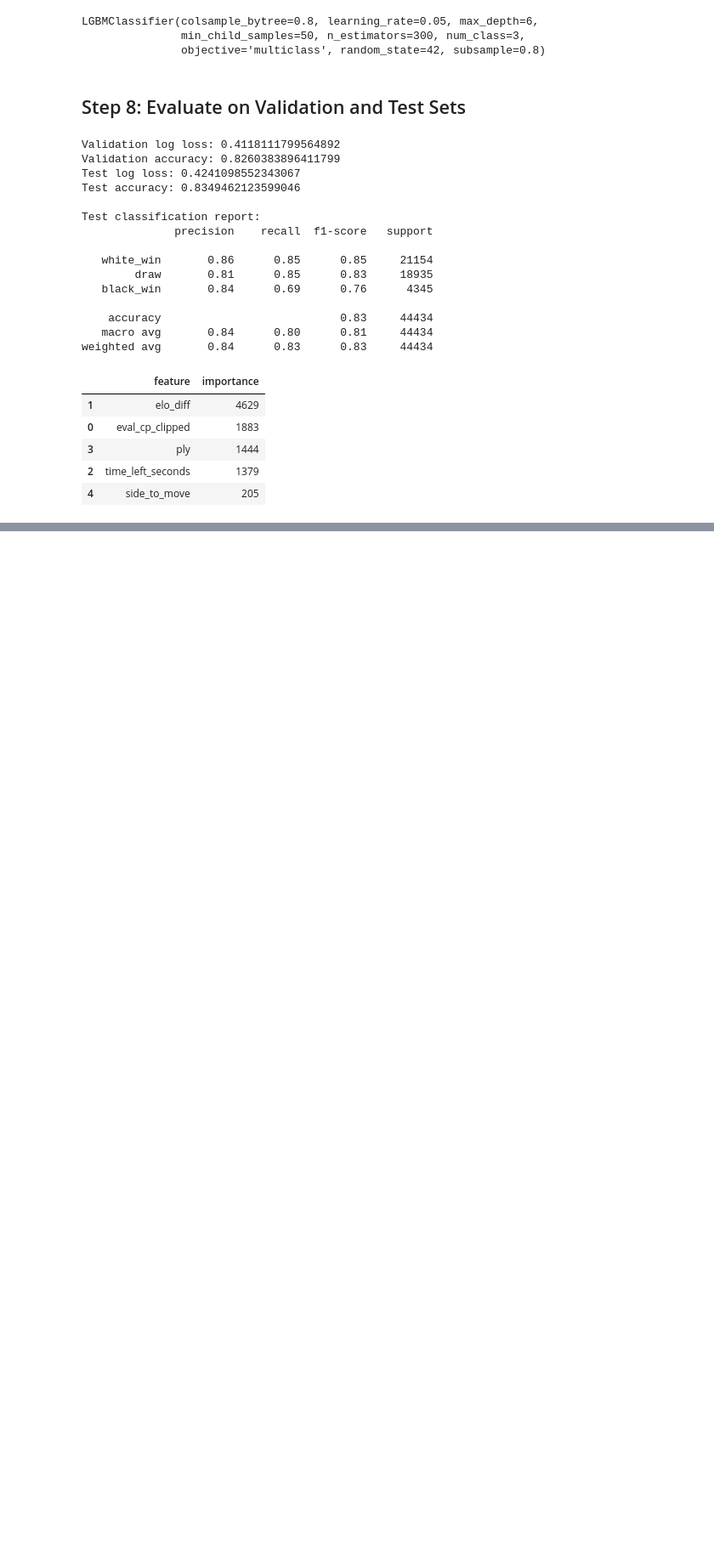
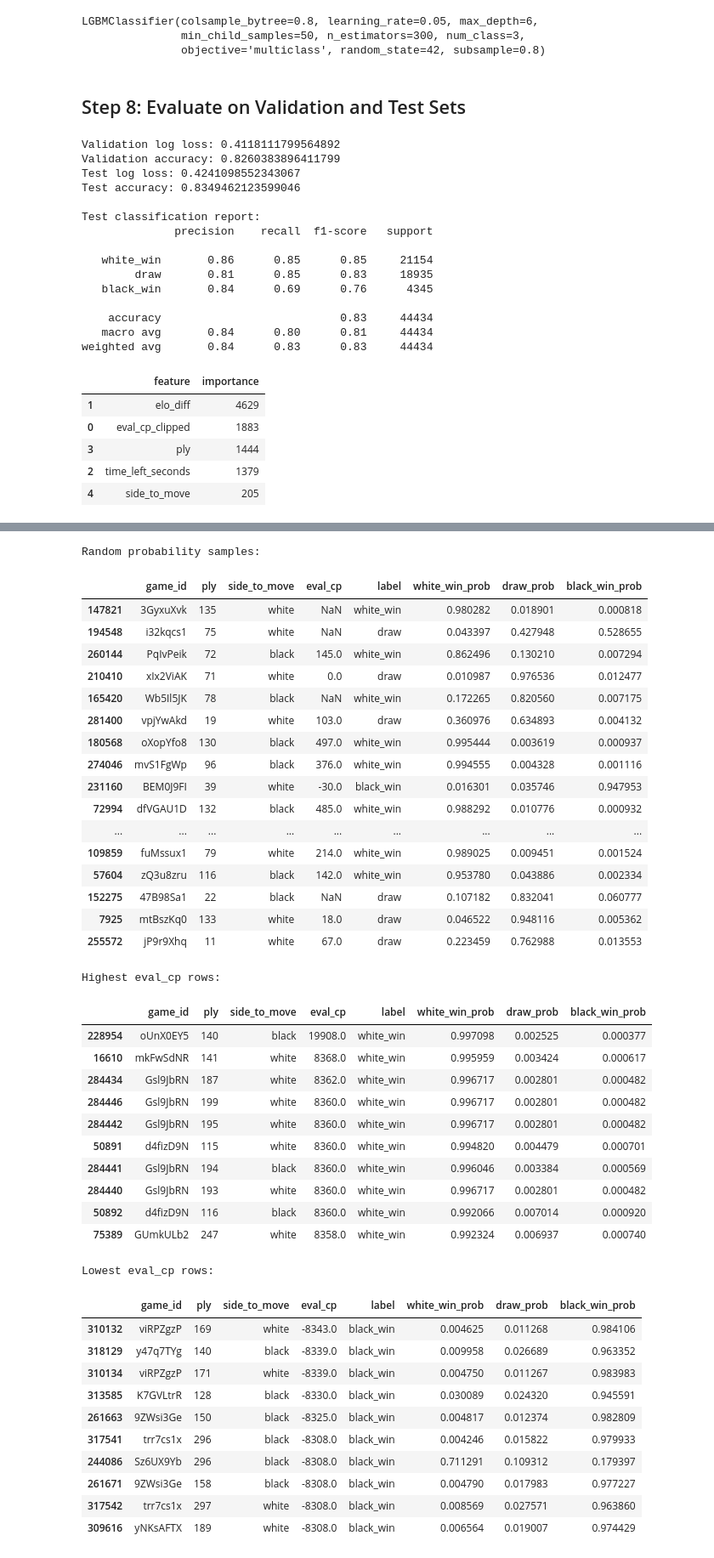
Before and after one commit to comMinGu/IS3107_G4, a Jupyter notebook: ml_model.ipynb, the cells around one changed output, grey strips where cells are left out. Shown at 85% size. Drawn from its saved outputs; the diff is of its cells as text; code cells hidden in the pictures; blank space fills up the shorter version.

```diff
--- a/ml_model.ipynb
+++ b/ml_model.ipynb
@@ -806,0 +868,73 @@ weighted avg       0.84      0.83      0.83     44434
+# %%
+# Focus on rows where probabilities were successfully generated.
+prob_check_df = df_with_probs[df_with_probs['white_win_prob'].notna()].copy()
+
+# Reuse the same columns so the sanity checks stay easy to read in the notebook.
+check_cols = [
+    'game_id',
+    'ply',
+    'side_to_move',
+    'eval_cp',
+    'label',
+    'white_win_prob',
+    'draw_prob',
+    'black_win_prob',
+]
+
+print('Random probability samples:')
+display(prob_check_df[check_cols].sample(20, random_state=42))
+
+# Check whether strongly White-favored engine positions produce higher White-win probabilities.
+print('\nHighest eval_cp rows:')
+display(prob_check_df.sort_values('eval_cp', ascending=False)[check_cols].head(10))
+
+# Check whether strongly Black-favored engine positions produce higher Black-win probabilities.
+print('\nLowest eval_cp rows:')
+display(prob_check_df.sort_values('eval_cp', ascending=True)[check_cols].head(10))
+
+# Summarize the overall probability distribution so one class is not silently dominating everything.
+print('\nAverage predicted probabilities:')
+print(prob_check_df[['white_win_prob', 'draw_prob', 'black_win_prob']].mean())
+# %% [output]
+Random probability samples:
+|  | game_id | ply | side_to_move | eval_cp | label | white_win_prob | draw_prob | black_win_prob |
+| 147821 | 3GyxuXvk | 135 | white | NaN | white_win | 0.980282 | 0.018901 | 0.000818 |
+| 194548 | i32kqcs1 | 75 | white | NaN | draw | 0.043397 | 0.427948 | 0.528655 |
+| 260144 | PqIvPeik | 72 | black | 145.0 | white_win | 0.862496 | 0.130210 | 0.007294 |
+| 210410 | xIx2ViAK | 71 | white | 0.0 | draw | 0.010987 | 0.976536 | 0.012477 |
+| 165420 | Wb5Il5JK | 78 | black | NaN | white_win | 0.172265 | 0.820560 | 0.007175 |
+| 281400 | vpjYwAkd | 19 | white | 103.0 | draw | 0.360976 | 0.634893 | 0.004132 |
+| 180568 | oXopYfo8 | 130 | black | 497.0 | white_win | 0.995444 | 0.003619 | 0.000937 |
+| 274046 | mvS1FgWp | 96 | black | 376.0 | white_win | 0.994555 | 0.004328 | 0.001116 |
+| 231160 | BEM0J9FI | 39 | white | -30.0 | black_win | 0.016301 | 0.035746 | 0.947953 |
+| 72994 | dfVGAU1D | 132 | black | 485.0 | white_win | 0.988292 | 0.010776 | 0.000932 |
+| ... | ... | ... | ... | ... | ... | ... | ... | ... |
+| 109859 | fuMssux1 | 79 | white | 214.0 | white_win | 0.989025 | 0.009451 | 0.001524 |
+| 57604 | zQ3u8zru | 116 | black | 142.0 | white_win | 0.953780 | 0.043886 | 0.002334 |
+| 152275 | 47B98Sa1 | 22 | black | NaN | draw | 0.107182 | 0.832041 | 0.060777 |
+| 7925 | mtBszKq0 | 133 | white | 18.0 | draw | 0.046522 | 0.948116 | 0.005362 |
+| 255572 | jP9r9Xhq | 11 | white | 67.0 | draw | 0.223459 | 0.762988 | 0.013553 |
+Highest eval_cp rows:
+|  | game_id | ply | side_to_move | eval_cp | label | white_win_prob | draw_prob | black_win_prob |
+| 228954 | oUnX0EY5 | 140 | black | 19908.0 | white_win | 0.997098 | 0.002525 | 0.000377 |
+| 16610 | mkFwSdNR | 141 | white | 8368.0 | white_win | 0.995959 | 0.003424 | 0.000617 |
+| 284434 | Gsl9JbRN | 187 | white | 8362.0 | white_win | 0.996717 | 0.002801 | 0.000482 |
+| 284446 | Gsl9JbRN | 199 | white | 8360.0 | white_win | 0.996717 | 0.002801 | 0.000482 |
+| 284442 | Gsl9JbRN | 195 | white | 8360.0 | white_win | 0.996717 | 0.002801 | 0.000482 |
+| 50891 | d4fizD9N | 115 | white | 8360.0 | white_win | 0.994820 | 0.004479 | 0.000701 |
+| 284441 | Gsl9JbRN | 194 | black | 8360.0 | white_win | 0.996046 | 0.003384 | 0.000569 |
+| 284440 | Gsl9JbRN | 193 | white | 8360.0 | white_win | 0.996717 | 0.002801 | 0.000482 |
+| 50892 | d4fizD9N | 116 | black | 8360.0 | white_win | 0.992066 | 0.007014 | 0.000920 |
+| 75389 | GUmkULb2 | 247 | white | 8358.0 | white_win | 0.992324 | 0.006937 | 0.000740 |
+Lowest eval_cp rows:
+|  | game_id | ply | side_to_move | eval_cp | label | white_win_prob | draw_prob | black_win_prob |
+| 310132 | viRPZgzP | 169 | white | -8343.0 | black_win | 0.004625 | 0.011268 | 0.984106 |
+| 318129 | y47q7TYg | 140 | black | -8339.0 | black_win | 0.009958 | 0.026689 | 0.963352 |
+| 310134 | viRPZgzP | 171 | white | -8339.0 | black_win | 0.004750 | 0.011267 | 0.983983 |
+| 313585 | K7GVLtrR | 128 | black | -8330.0 | black_win | 0.030089 | 0.024320 | 0.945591 |
+| 261663 | 9ZWsi3Ge | 150 | black | -8325.0 | black_win | 0.004817 | 0.012374 | 0.982809 |
+| 317541 | trr7cs1x | 296 | black | -8308.0 | black_win | 0.004246 | 0.015822 | 0.979933 |
+| 244086 | Sz6UX9Yb | 296 | black | -8308.0 | black_win | 0.711291 | 0.109312 | 0.179397 |
+| 261671 | 9ZWsi3Ge | 158 | black | -8308.0 | black_win | 0.004790 | 0.017983 | 0.977227 |
+| 317542 | trr7cs1x | 297 | white | -8308.0 | black_win | 0.008569 | 0.027571 | 0.963860 |
+| 309616 | yNKsAFTX | 189 | white | -8308.0 | black_win | 0.006564 | 0.019007 | 0.974429 |
```
Also changed, not shown: parts of 7 cells of this notebook.
